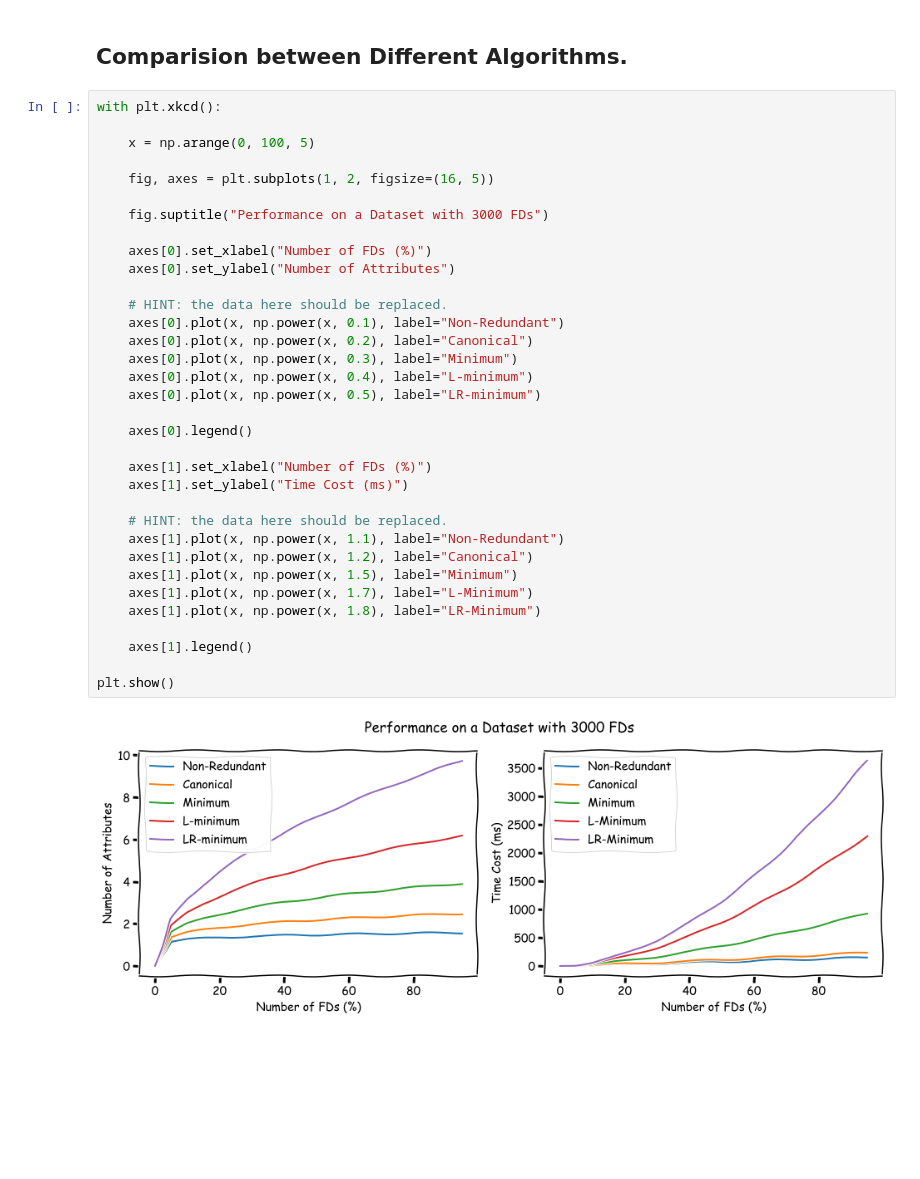
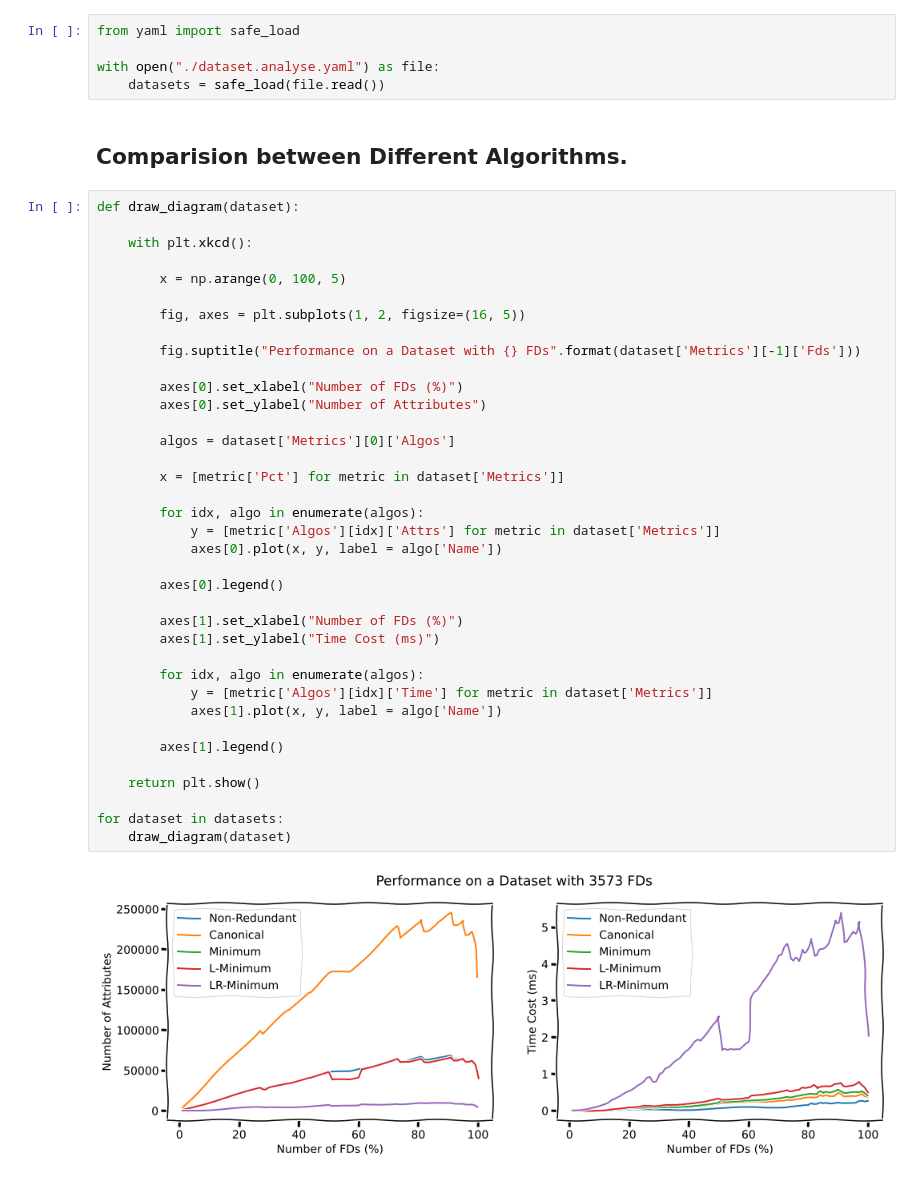
Before and after one commit to aguang-xyz/fdc, a Jupyter notebook: Analyse.ipynb, the cells around one changed output. Drawn from its saved outputs; the diff is of its cells as text; blank space fills up the shorter version.

Commit message:
Diagrams for Comparition between Different Algorithms.

```diff
--- a/Analyse.ipynb
+++ b/Analyse.ipynb
@@ -10,38 +30,46 @@ import matplotlib.pyplot as plt
+# %%
+from yaml import safe_load
+
+with open("./dataset.analyse.yaml") as file:
+    datasets = safe_load(file.read())
 # %% [markdown]
 ## Comparision between Different Algorithms.
-# %%
-with plt.xkcd():
-
-    x = np.arange(0, 100, 5)
-
-    fig, axes = plt.subplots(1, 2, figsize=(16, 5))
-
-    fig.suptitle("Performance on a Dataset with 3000 FDs")
-
-    axes[0].set_xlabel("Number of FDs (%)")
-    axes[0].set_ylabel("Number of Attributes")
-
-    # HINT: the data here should be replaced.
-    axes[0].plot(x, np.power(x, 0.1), label="Non-Redundant")
-    axes[0].plot(x, np.power(x, 0.2), label="Canonical")
-    axes[0].plot(x, np.power(x, 0.3), label="Minimum")
-    axes[0].plot(x, np.power(x, 0.4), label="L-minimum")
-    axes[0].plot(x, np.power(x, 0.5), label="LR-minimum")
-
-    axes[0].legend()
-
-    axes[1].set_xlabel("Number of FDs (%)")
-    axes[1].set_ylabel("Time Cost (ms)")
-
-    # HINT: the data here should be replaced.
-    axes[1].plot(x, np.power(x, 1.1), label="Non-Redundant")
-    axes[1].plot(x, np.power(x, 1.2), label="Canonical")
-    axes[1].plot(x, np.power(x, 1.5), label="Minimum")
-    axes[1].plot(x, np.power(x, 1.7), label="L-Minimum")
-    axes[1].plot(x, np.power(x, 1.8), label="LR-Minimum")
-
-    axes[1].legend()
-
-plt.show()
-# %% [output]
-[figure, removed]
+# %%
+def draw_diagram(dataset):
+
+    with plt.xkcd():
+
+        x = np.arange(0, 100, 5)
+
+        fig, axes = plt.subplots(1, 2, figsize=(16, 5))
+
+        fig.suptitle("Performance on a Dataset with {} FDs".format(dataset['Metrics'][-1]['Fds']))
+
+        axes[0].set_xlabel("Number of FDs (%)")
+        axes[0].set_ylabel("Number of Attributes")
+
+        algos = dataset['Metrics'][0]['Algos']
+
+        x = [metric['Pct'] for metric in dataset['Metrics']]
+
+        for idx, algo in enumerate(algos):
+            y = [metric['Algos'][idx]['Attrs'] for metric in dataset['Metrics']]
+            axes[0].plot(x, y, label = algo['Name'])
+
+        axes[0].legend()
+
+        axes[1].set_xlabel("Number of FDs (%)")
+        axes[1].set_ylabel("Time Cost (ms)")
+
+        for idx, algo in enumerate(algos):
+            y = [metric['Algos'][idx]['Time'] for metric in dataset['Metrics']]
+            axes[1].plot(x, y, label = algo['Name'])
+
+        axes[1].legend()
+
+    return plt.show()
+
+for dataset in datasets:
+    draw_diagram(dataset)
+# %% [output]
+[figure, added]
```
Also changed, not shown: parts of 7 cells of this notebook, 1 other file.
